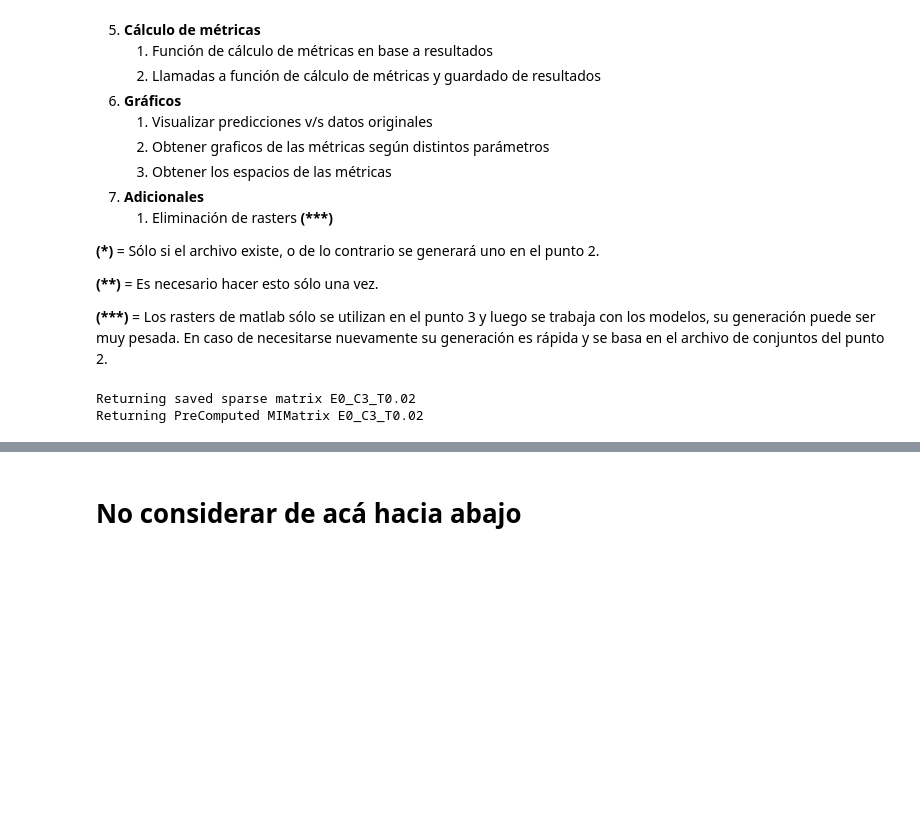
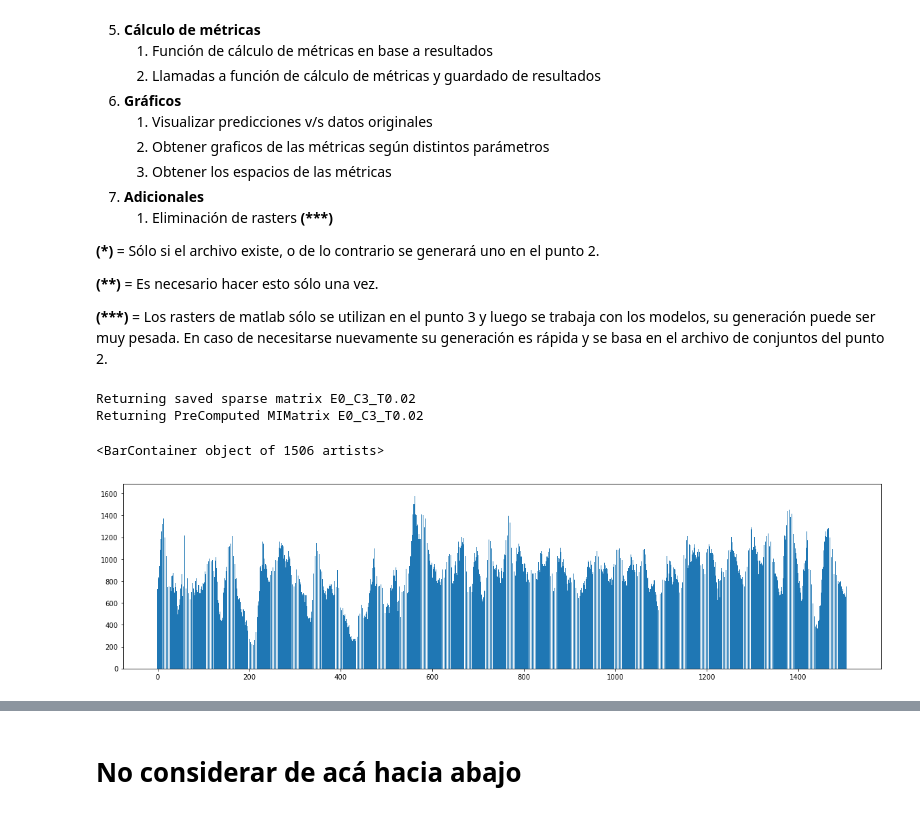
Before and after one commit to iampuero/RetinalPredictability, a Jupyter notebook: Code/Final.ipynb, the cells around one changed output, grey strips where cells are left out. Cells and saved outputs as stored; diff of their text form; code cells hidden in the pictures; blank space fills up the shorter version.

```diff
--- a/Code/Final.ipynb
+++ b/Code/Final.ipynb
@@ -113,7 +113,7 @@ import ipywidgets as widgets
 import os
 import pickle
 from matplotlib.ticker import ScalarFormatter
-from ipywidgets import interact,IntSlider
+from ipywidgets import interact,interact_manual,IntSlider
 from scipy.io import loadmat,savemat
 from scipy.ndimage.filters import gaussian_filter1d
 from scipy import sparse
@@ -122,6 +122,7 @@ from jpype import *
 from JITDWrapper import *
 from sklearn.manifold import MDS
 from scipy.spatial import ConvexHull
+
 %matplotlib inline
 
 #### Parámetros Fijos
@@ -129,17 +130,25 @@ EXP = 0 # 0 1 2 3
 COND = 3 # 0.issa 1.ifsa 2.wn 3.nm 4.ffsa 5. fssa
 TBASE = 0.02 #0.001 = 1ms
 RASTER = dataLoader(EXP,COND,TBASE)[0]
+cubed = np.split(RASTER[:,:-63],41,axis=1) #1506 * 41 + 63 = T
+SINGLERASTER = np.sum(cubed,axis=0)
 INTERVAL = 50 # para SpRate
 N,T = RASTER.shape
 J = 5
 NsR = [10,20,50,100,120,N-1]
-Ns = [1,2,3,4,5,6,7,8,9,10,20,50,100,120,N-1]
+Ns = [4,5,6,7,8,9,10,20,50,100,120,N-1]
 TP = 31 #Neurona a predecir
 #### Cargas iniciales
 
-D = loadmat("../Data/rfOverlap.mat")["rfDist"][0][0]
+D = loadmat("../Data/rfOverlap.mat")["rfDist"][0]#[0]
 MI = MutualInformation(EXP,COND,TBASE)
+MI = MI+MI.T
 CC = np.corrcoef(RASTER[:50],RASTER[50:])**2-np.diag(np.ones(N))
+
+Dcc = np.zeros((N,N)) #phsth correlation
+for x in range(N):
+    for y in range(N):
+        Dcc[x][y]= np.corrcoef(SINGLERASTER[x],SINGLERASTER[y])[0,1]**2
 
 #Embeddings
 Dembed = MDS(2,dissimilarity="precomputed")
@@ -148,6 +157,14 @@ MIembed = MDS(2,dissimilarity="precomputed")
 MIpoints = MIembed.fit(MI+MI.T-np.diag(MI+MI.T)).embedding_
 CCembed = MDS(2,dissimilarity="precomputed")
 CCpoints = CCembed.fit(CC).embedding_
+
+
+def loadOnOff():
+    #0=Null, 1=ON, 2=OFF, 3=On-Off
+    onoff = loadmat("../Data/OnOff/on_off_list.mat")["on_off_clases"]
+    return dict([(c,np.where(onoff==c)[0]) for c in range(4)])
+
+onoff = loadOnOff()
 # %% [output]
 Returning saved sparse matrix E0_C3_T0.02
 Returning PreComputed MIMatrix E0_C3_T0.02
@@ -154,3 +177,9 @@ Returning PreComputed MIMatrix E0_C3_T0.02
+# %%
+plt.figure(figsize=(20,5))
+plt.bar(range(1506),np.sum(np.sum(cubed,axis=0),axis=0))
+# %% [output]
+<BarContainer object of 1506 artists>
+[figure, added]
 # %%
 ### 2 - Selección de neuronas
 #### Carga de archivo
```
Also changed, not shown: parts of 60 cells of this notebook, 34 other files.
